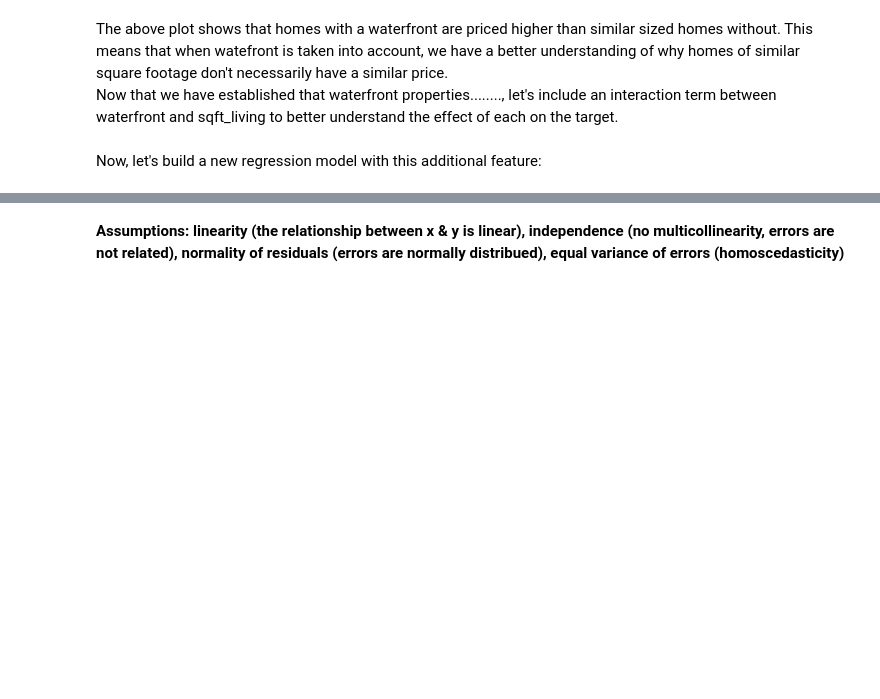
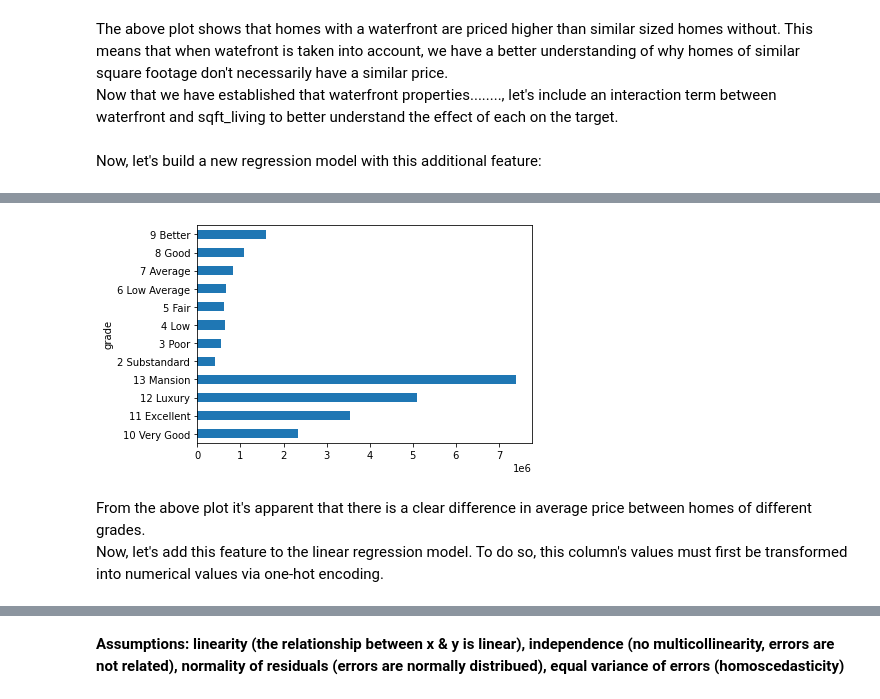
Before and after one commit to terminalcoder/Home-Features-Analysis, a Jupyter notebook: student.ipynb, the cells around one changed output, grey strips where cells are left out. Cells and saved outputs as stored; diff of their text form; code cells hidden in the pictures; blank space fills up the shorter version.

Commit message:
grade feature

```diff
--- a/student.ipynb
+++ b/student.ipynb
@@ -407,0 +412,8 @@ The coefficients for the constant and the sqft_living and waterfront features ha
+# %%
+# plot average home price by grade
+kc_house_data.groupby('grade').mean()['price'].plot(kind='barh');
+# %% [output]
+[figure, added]
+# %% [markdown]
+From the above plot it's apparent that there is a clear difference in average price between homes of different grades.
+Now, let's add this feature to the linear regression model. To do so, this column's values must first be transformed into numerical values via one-hot encoding.
```
Also changed, not shown: parts of 8 cells of this notebook.
